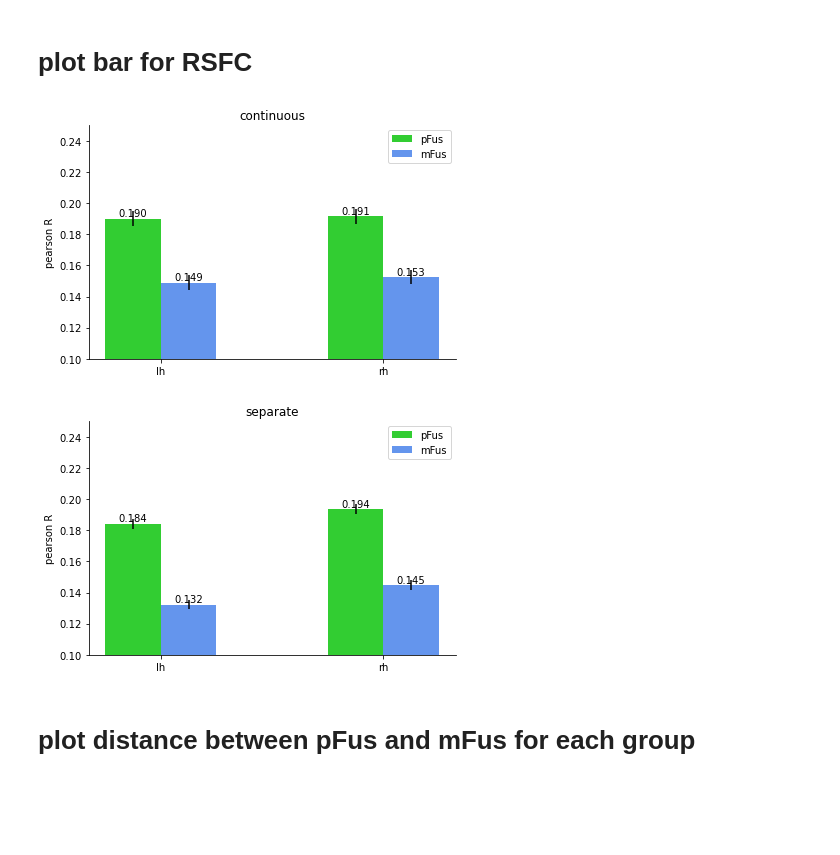
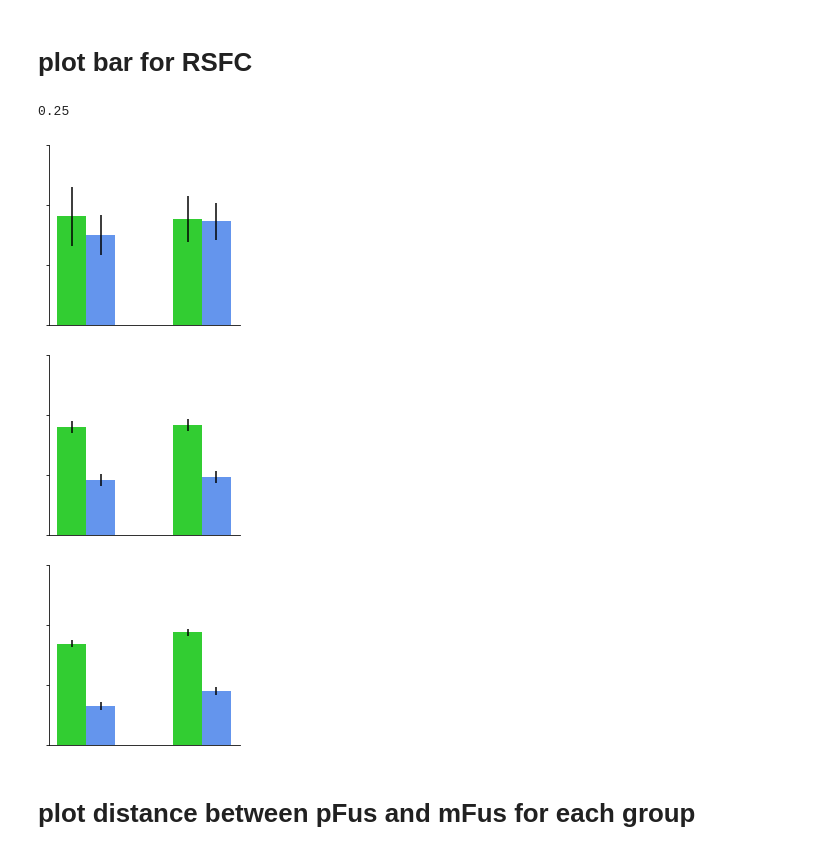
Before and after one commit to BNUCNL/nibrain, a Jupyter notebook: cxy_hcp_ffa/scripts/paper_fig.ipynb, the cells around one changed output. Saved outputs shown, nothing was run; the diff lists cells and outputs as text; code cells hidden in the pictures; blank space fills up the shorter version.

```diff
--- a/cxy_hcp_ffa/scripts/paper_fig.ipynb
+++ b/cxy_hcp_ffa/scripts/paper_fig.ipynb
@@ -161,16 +160,16 @@ rh_mFus2: 0
 # %% [markdown]
 # 画测地距离
 # %%
-# figsize = None
-figsize = (1.5, 1.8)
+figsize = (3, 3.6)
 hemis = ('lh', 'rh')
-n_hemi = len(hemis)
 items = ('pFus-mFus',)
-n_item = len(items)
 item2color = {'pFus-mFus': 'w'}
 data_file = pjoin(anal_dir, 'gdist_peak.csv')
 # out_file = None
 out_file = pjoin(work_dir, 'geodesic_distance.jpg')
+
+n_hemi = len(hemis)
+n_item = len(items)
 
 df = pd.read_csv(data_file)
 _, ax = plt.subplots(figsize=figsize)
@@ -489,28 +522,22 @@ if target == 'Cole':
 # %% [markdown]
 # plot bar for RSFC
 # %%
-figsize = None
-# figsize = (2.5, 2)
-
-# gid-v1
-# gids = (-1, 0, 1, 2)
-# gid2name = {-1: 'whole', 0: 'single', 1: 'two-C', 2: 'two-S'}
-# gid_file = pjoin(anal_dir, 'grouping/old_group_id_{hemi}.npy')
-
-# gid-v2-merged
-gids = (1, 2)
-gid2name = {-1: 'whole', 1: 'continuous', 2: 'separate'}
-gid_file = pjoin(anal_dir, 'grouping/group_id_v2_merged.csv')
+figsize = (3, 2.8)
+gids = ((-1, 0), (1,), (2,))
+gnames = ('single', 'continuous', 'separate')
+gid_file = pjoin(anal_dir, 'grouping/group_id_v2.csv')
 
 target = 'MMP'  # MMP, Cole
 if target == 'Cole':
     src_file = pjoin(anal_dir, 'rfMRI/rsfc_FFA2Cole.mat')
     out_file = pjoin(work_dir, '{}_bar_Cole.jpg')
     ylim = (0.1, 0.25)
+    yticks = (0.1, 0.15, 0.2, 0.25)
 elif target == 'MMP':
     src_file = pjoin(anal_dir, 'rfMRI/rsfc_FFA2MMP.mat')
     out_file = pjoin(work_dir, '{}_bar_MMP.jpg')
     ylim = (0.1, 0.25)
+    yticks = (0.1, 0.15, 0.2, 0.25)
 else:
     raise ValueError
 
@@ -524,46 +551,50 @@ n_hemi = len(hemis)
 n_seed = len(seed_names)
 x = np.arange(n_hemi)
 width = auto_bar_width(x, n_seed)
-for gid in gids:
+print(width)
+for gid_idx, gid in enumerate(gids):
     _, ax = plt.subplots(figsize=figsize)
     offset = -(n_seed - 1) / 2
     for seed_name in seed_names:
         means = np.ones(n_hemi) * np.nan
         errs = np.ones(n_hemi) * np.nan
         for hemi_idx, hemi in enumerate(hemis):
             item = f'{hemi}_{seed_name}'
             gid_vec = gid_df[hemi]
-            if gid == -1:
-                gid_idx_vec = np.ones_like(gid_vec, bool)
-            else:
-                gid_idx_vec = gid_vec == gid
+            gid_idx_vec = np.zeros_like(gid_vec, bool)
+            for g in gid:
+                gid_idx_vec = np.logical_or(gid_idx_vec, gid_vec == g)
             samples = np.mean(data[item][gid_idx_vec], 1)
             samples = samples[~np.isnan(samples)]
             means[hemi_idx] = np.mean(samples)
             errs[hemi_idx] = sem(samples)
         ax.bar(x+width*offset, means, width, yerr=errs,
                label=seed_name,
                color=roi2color[f'{seed_name}-face'])
         offset += 1
-    show_bar_value(ax.patches, '.3f', ax)
-    ax.legend()
+    # show_bar_value(ax.patches, '.3f', ax)
+    # ax.legend()
     ax.set_xticks(x)
     ax.set_xticklabels(hemis)
-    ax.set_ylabel('pearson R')
-    ax.set_title(f"{gid2name[gid]}")
+    # ax.set_ylabel('pearson R')
+    # ax.set_title(f"{gnames[gid_idx]}")
     if ylim is not None:
         ax.set_ylim(*ylim)
-    # ax.tick_params(bottom=False, labelbottom=False, left=False)
+    ax.set_yticks(yticks)
+    ax.set_yticklabels(yticks)
+    ax.tick_params(bottom=False, labelbottom=False, labelleft=False)
     ax.spines['top'].set_visible(False)
     ax.spines['right'].set_visible(False)
     plt.tight_layout()
     if out_file is None:
         plt.show()
     else:
-        plt.savefig(out_file.format(gid2name[gid]))
+        plt.savefig(out_file.format(gnames[gid_idx]))
 # %% [output]
+0.25
-[figure, old version]
+[figure, new version]
-[figure, old version]
+[figure, new version]
+[figure, added]
 # %% [markdown]
 # plot distance between pFus and mFus for each group
 # %%
```
Also changed, not shown: parts of 7 cells of this notebook, 1 other file.
